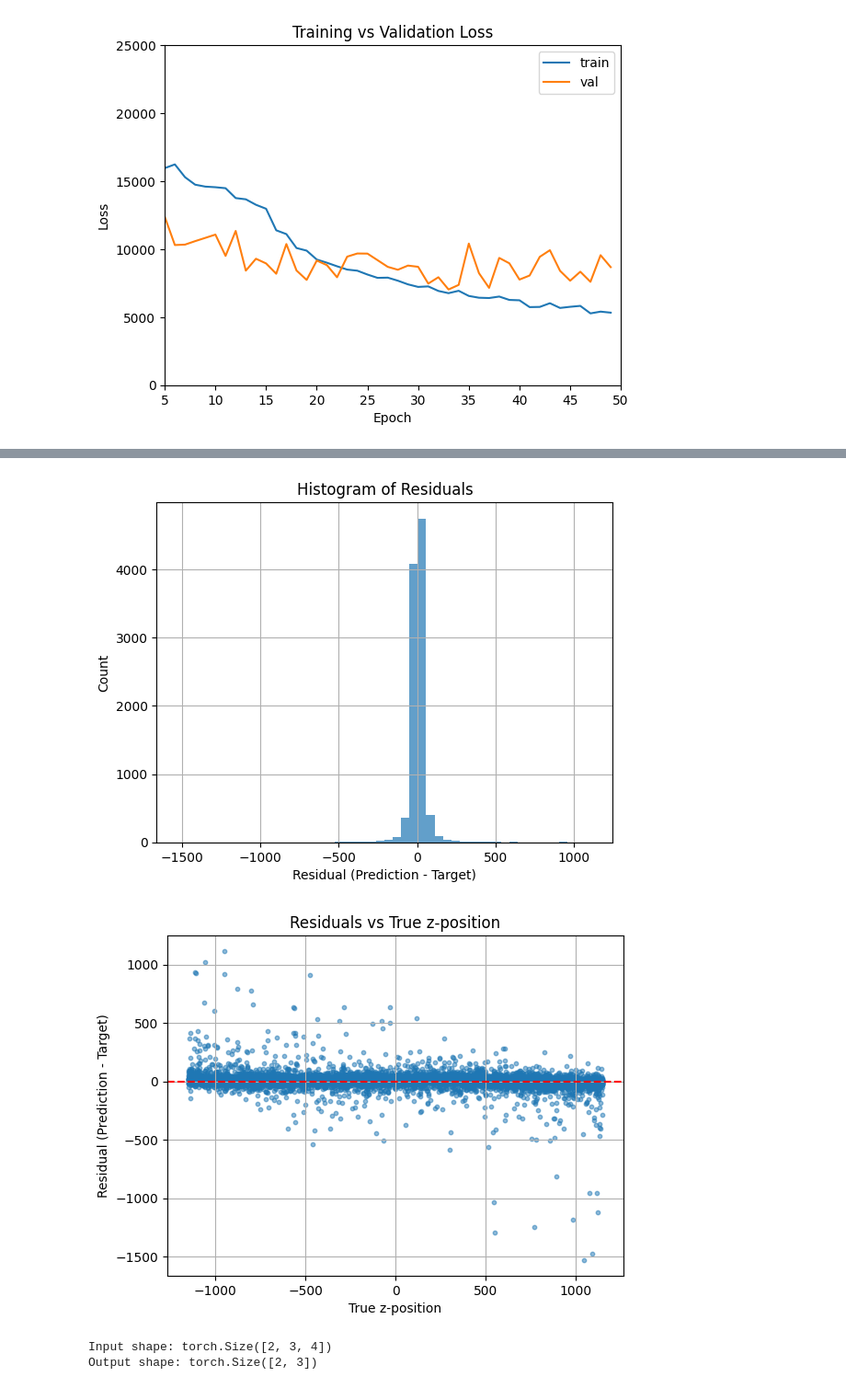
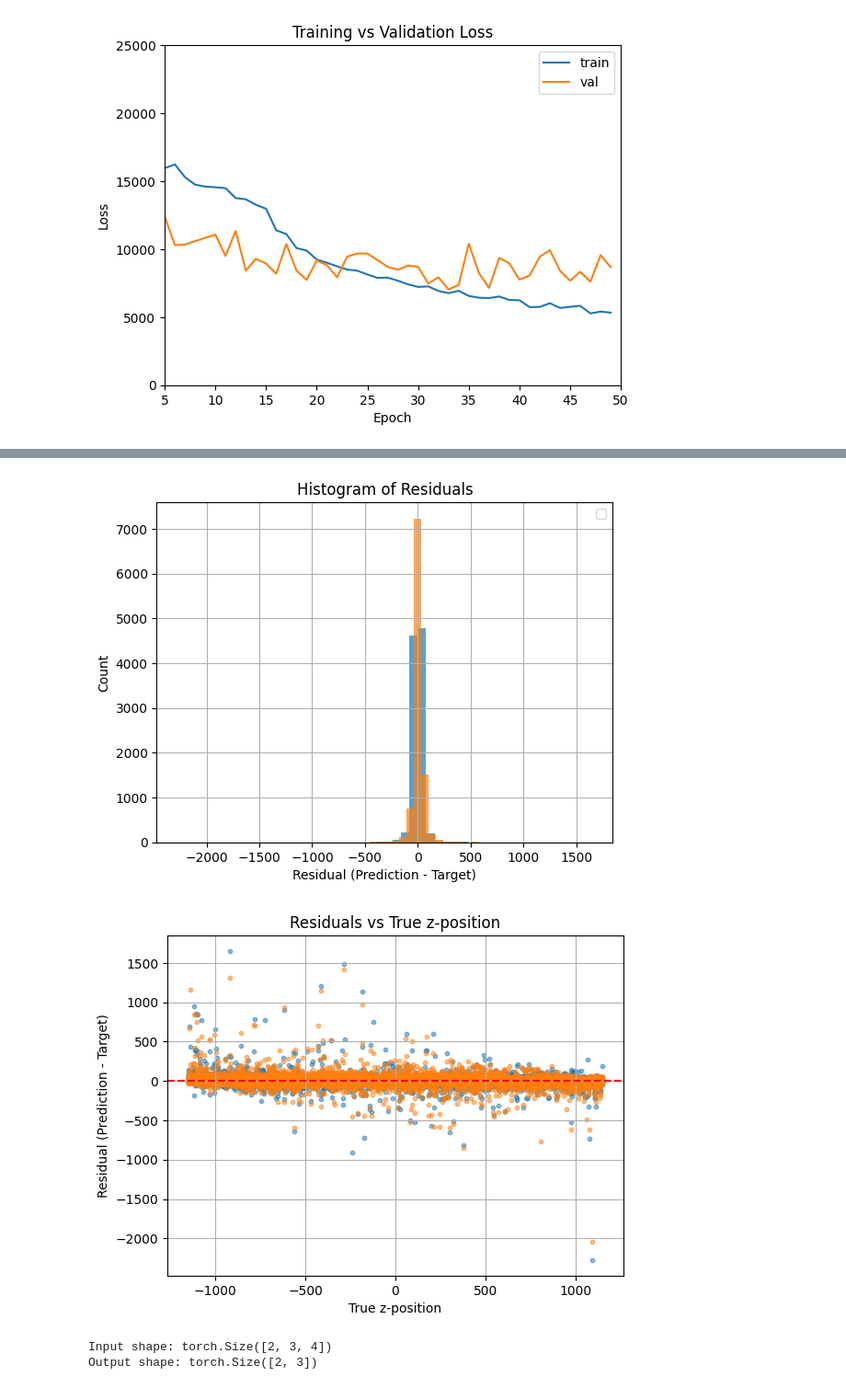
Before and after one commit to urquhard/AdvancedTutorial, a Jupyter notebook: code/Test_1.ipynb, the cells around one changed output, grey strips where cells are left out. Shown at 92% size. Drawn from its saved outputs; the diff is of its cells as text; code cells hidden in the pictures.

```diff
--- a/code/Test_1.ipynb
+++ b/code/Test_1.ipynb
@@ -153,25 +155,29 @@ plt.legend()
 # %%
 residuals = df["prediction"] - df["target"]
-resid_2 =
+resid_2 = df_before["prediction"] - df_before["target"]
 
 plt.hist(residuals, bins=50, alpha=0.7)
+plt.hist(resid_2, bins=50, alpha=0.7)
+
 plt.xlabel("Residual (Prediction - Target)")
 plt.ylabel("Count")
+plt.legend()
 plt.title("Histogram of Residuals")
 plt.grid(True)
 plt.show()
 # %% [output]
-[figure, old version]
+[figure, new version]
 # %%
 plt.scatter(df["target"], residuals, alpha=0.5, s=10)
+plt.scatter(df_before["target"], resid_2, alpha=0.5, s=10)
 plt.xlabel("True z-position")
 plt.ylabel("Residual (Prediction - Target)")
 plt.title("Residuals vs True z-position")
 plt.axhline(0, color='red', linestyle='--')  # Reference line at zero
 plt.grid(True)
 plt.show()
 # %% [output]
-[figure, old version]
+[figure, new version]
 # %%
 # SESSION 2 IMPROVING MODEL
 # %%
```
Also changed, not shown: parts of 3 cells of this notebook, 1 other file.
